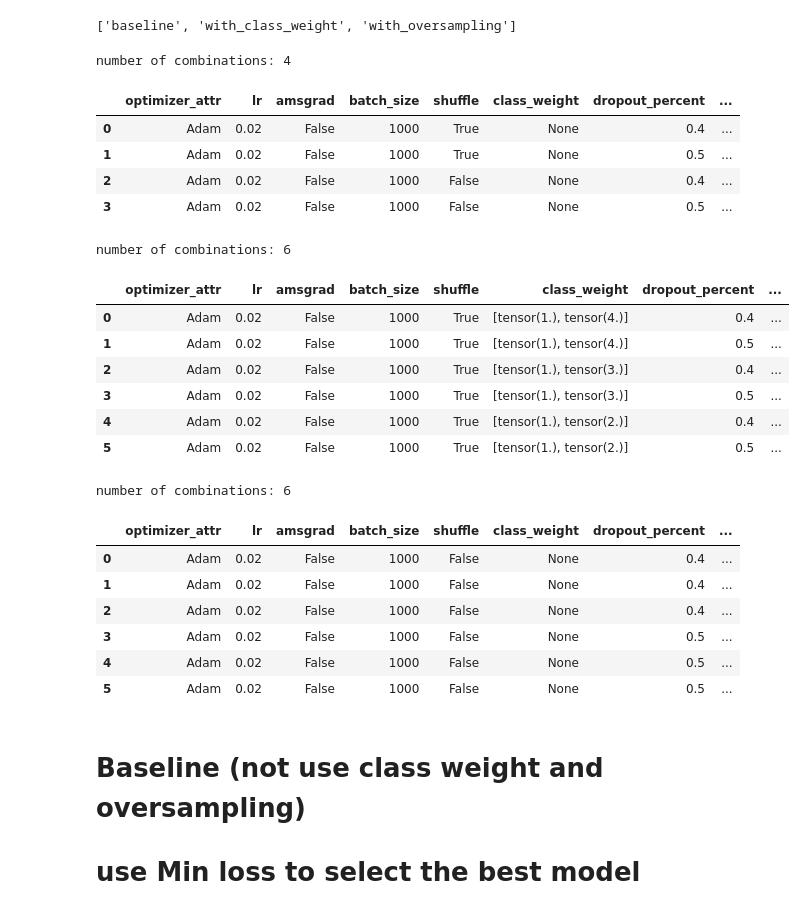
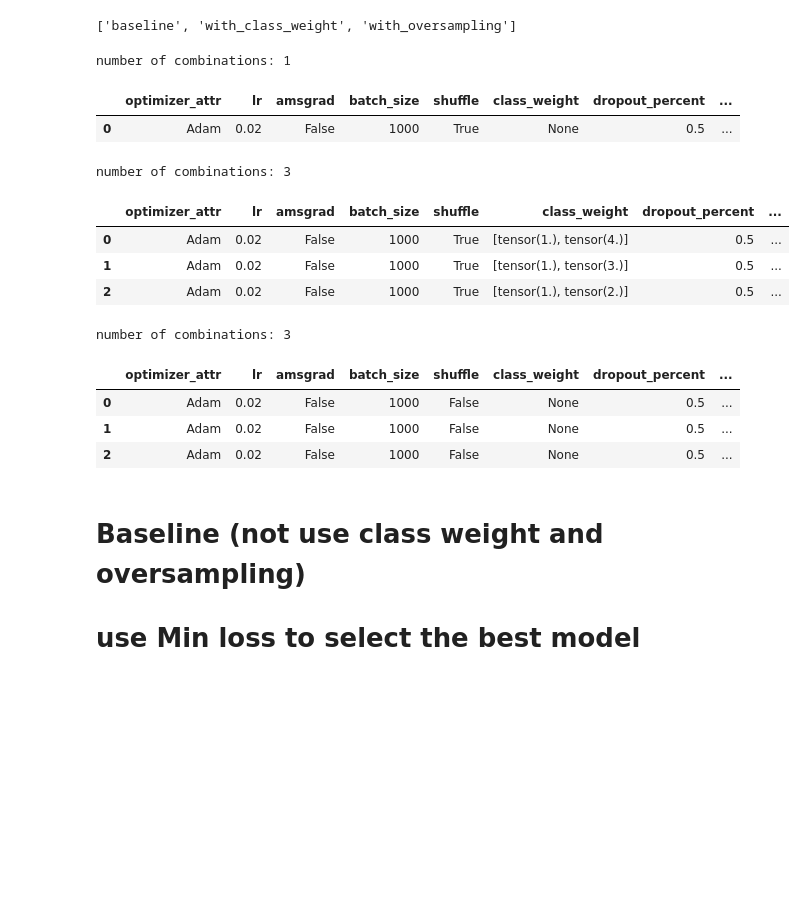
Before and after one commit to Auyin111/churn-prediction, a Jupyter notebook: churn prediction.ipynb, the cells around one changed output. Drawn from its saved outputs; the diff is of its cells as text; code cells hidden in the pictures; blank space fills up the shorter version.

```diff
--- a/churn prediction.ipynb
+++ b/churn prediction.ipynb
@@ -8,6 +12,6 @@ from lib.churn_prediction import ChurnPrediction
 # %%
 df_all_data = pd.read_csv('D:\data\churn_prediction//Churn_Modelling.csv')
-churn_prediction = ChurnPrediction(df_all_data, is_display_detail = False)
+model_trainer = ModelTrainer(df_all_data, is_display_detail = False)
 # %% [output]
 ChartVisualizer object created
 ChurnPrediction object created
@@ -27,32 +28,26 @@ churn_prediction_with_oversampling = deepcopy(churn_prediction)
+# %%
+model_trainer_with_class_weight = deepcopy(model_trainer)
+model_trainer_with_oversampling = deepcopy(model_trainer)
 # %%
-churn_prediction.select_parmas('baseline')
+model_trainer.select_parmas('baseline')
 print('')
-churn_prediction_with_class_weight.select_parmas('with_class_weight')
+model_trainer_with_class_weight.select_parmas('with_class_weight')
 print('')
-churn_prediction_with_oversampling.select_parmas('with_oversampling')
+model_trainer_with_oversampling.select_parmas('with_oversampling')
 # %% [output]
-number of combinations: 4
+number of combinations: 1
 |  | optimizer_attr | lr | amsgrad | batch_size | shuffle | class_weight | dropout_percent | ... |
-| 0 | Adam | 0.02 | False | 1000 | True | None | 0.4 | ... |
-| 1 | Adam | 0.02 | False | 1000 | True | None | 0.5 | ... |
-| 2 | Adam | 0.02 | False | 1000 | False | None | 0.4 | ... |
-| 3 | Adam | 0.02 | False | 1000 | False | None | 0.5 | ... |
+| 0 | Adam | 0.02 | False | 1000 | True | None | 0.5 | ... |
-number of combinations: 6
+number of combinations: 3
 |  | optimizer_attr | lr | amsgrad | batch_size | shuffle | class_weight | dropout_percent | ... |
-| 0 | Adam | 0.02 | False | 1000 | True | [tensor(1.), tensor(4.)] | 0.4 | ... |
-| 1 | Adam | 0.02 | False | 1000 | True | [tensor(1.), tensor(4.)] | 0.5 | ... |
-| 2 | Adam | 0.02 | False | 1000 | True | [tensor(1.), tensor(3.)] | 0.4 | ... |
-| 3 | Adam | 0.02 | False | 1000 | True | [tensor(1.), tensor(3.)] | 0.5 | ... |
-| 4 | Adam | 0.02 | False | 1000 | True | [tensor(1.), tensor(2.)] | 0.4 | ... |
-| 5 | Adam | 0.02 | False | 1000 | True | [tensor(1.), tensor(2.)] | 0.5 | ... |
+| 0 | Adam | 0.02 | False | 1000 | True | [tensor(1.), tensor(4.)] | 0.5 | ... |
+| 1 | Adam | 0.02 | False | 1000 | True | [tensor(1.), tensor(3.)] | 0.5 | ... |
+| 2 | Adam | 0.02 | False | 1000 | True | [tensor(1.), tensor(2.)] | 0.5 | ... |
-number of combinations: 6
+number of combinations: 3
 |  | optimizer_attr | lr | amsgrad | batch_size | shuffle | class_weight | dropout_percent | ... |
-| 0 | Adam | 0.02 | False | 1000 | False | None | 0.4 | ... |
-| 1 | Adam | 0.02 | False | 1000 | False | None | 0.4 | ... |
-| 2 | Adam | 0.02 | False | 1000 | False | None | 0.4 | ... |
-| 3 | Adam | 0.02 | False | 1000 | False | None | 0.5 | ... |
-| 4 | Adam | 0.02 | False | 1000 | False | None | 0.5 | ... |
-| 5 | Adam | 0.02 | False | 1000 | False | None | 0.5 | ... |
+| 0 | Adam | 0.02 | False | 1000 | False | None | 0.5 | ... |
+| 1 | Adam | 0.02 | False | 1000 | False | None | 0.5 | ... |
+| 2 | Adam | 0.02 | False | 1000 | False | None | 0.5 | ... |
 # %%
 is_log_in_tsboard = True
 # %% [markdown]
```
Also changed, not shown: parts of 32 cells of this notebook, 15 other files.
